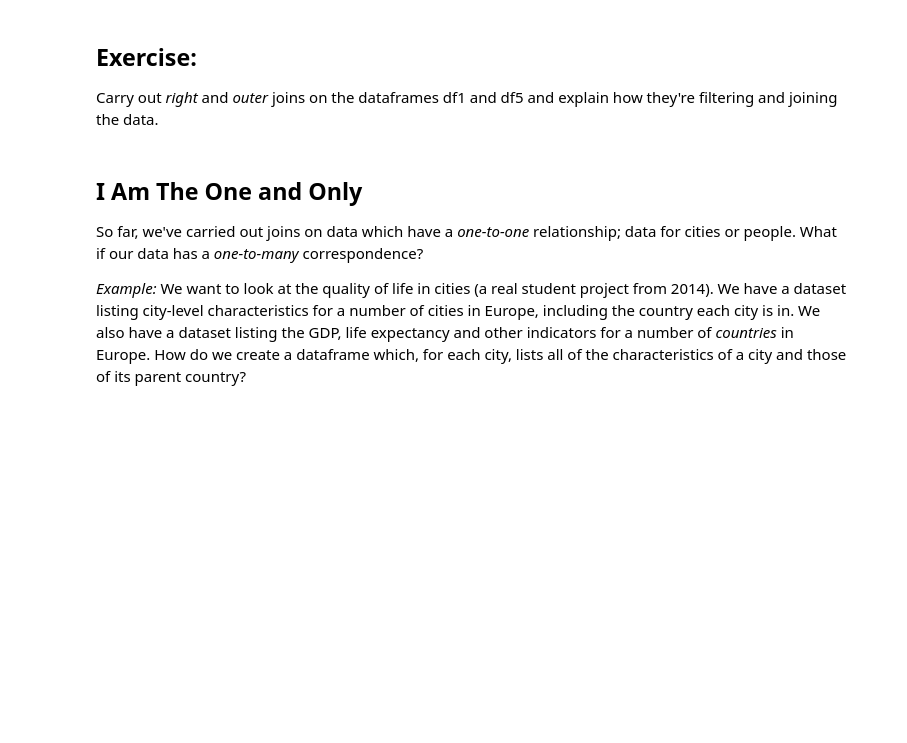
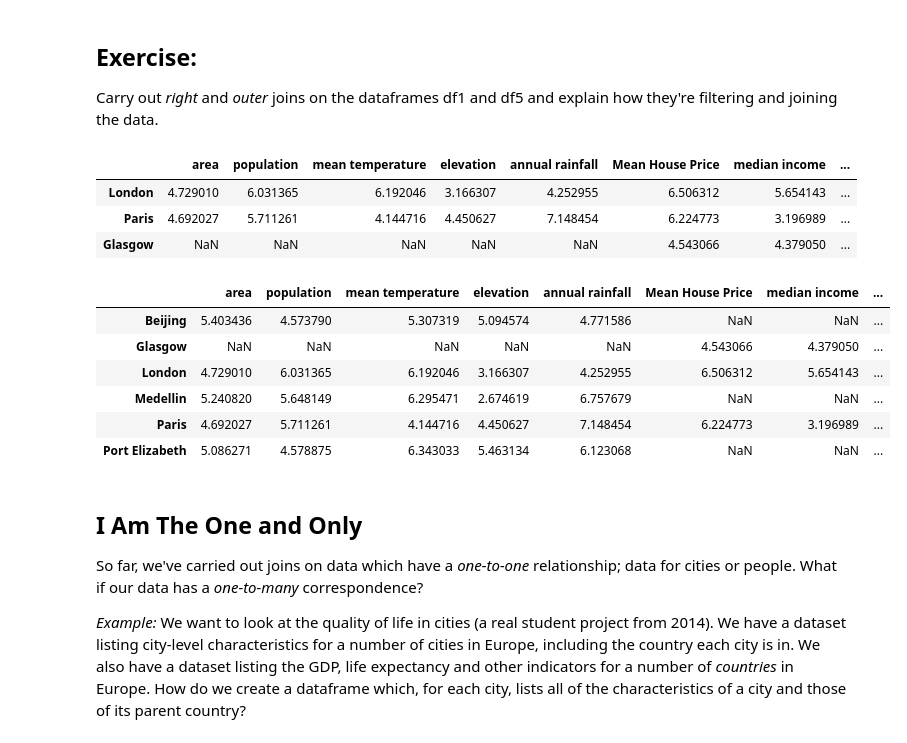
Before and after one commit to malvikamurkumbi/QM2, a Jupyter notebook: W6_Merging_and_Joining_in_Python.ipynb, the cells around one changed output. Cells and saved outputs as stored; diff of their text form; code cells hidden in the pictures; blank space fills up the shorter version.

```diff
--- a/W6_Merging_and_Joining_in_Python.ipynb
+++ b/W6_Merging_and_Joining_in_Python.ipynb
@@ -333,6 +352,25 @@ As we see, the missing data appears as **NaN** - Not a Number.
 ## Exercise:
 
 Carry out *right* and *outer* joins on the dataframes df1 and df5 and explain how they're filtering and joining the data.
+# %%
+df_joined = df1.merge(df5, left_index=True, right_index=True, how='right')
+df_joined
+# %% [output]
+|  | area | population | mean temperature | elevation | annual rainfall | Mean House Price | median income | ... |
+| London | 4.729010 | 6.031365 | 6.192046 | 3.166307 | 4.252955 | 6.506312 | 5.654143 | ... |
+| Paris | 4.692027 | 5.711261 | 4.144716 | 4.450627 | 7.148454 | 6.224773 | 3.196989 | ... |
+| Glasgow | NaN | NaN | NaN | NaN | NaN | 4.543066 | 4.379050 | ... |
+# %%
+df_joined = df1.merge(df5, left_index=True, right_index=True, how='outer')
+df_joined
+# %% [output]
+|  | area | population | mean temperature | elevation | annual rainfall | Mean House Price | median income | ... |
+| Beijing | 5.403436 | 4.573790 | 5.307319 | 5.094574 | 4.771586 | NaN | NaN | ... |
+| Glasgow | NaN | NaN | NaN | NaN | NaN | 4.543066 | 4.379050 | ... |
+| London | 4.729010 | 6.031365 | 6.192046 | 3.166307 | 4.252955 | 6.506312 | 5.654143 | ... |
+| Medellin | 5.240820 | 5.648149 | 6.295471 | 2.674619 | 6.757679 | NaN | NaN | ... |
+| Paris | 4.692027 | 5.711261 | 4.144716 | 4.450627 | 7.148454 | 6.224773 | 3.196989 | ... |
+| Port Elizabeth | 5.086271 | 4.578875 | 6.343033 | 5.463134 | 6.123068 | NaN | NaN | ... |
 # %% [markdown]
 ## I Am The One and Only
 
```
Also changed, not shown: parts of 28 cells of this notebook.
